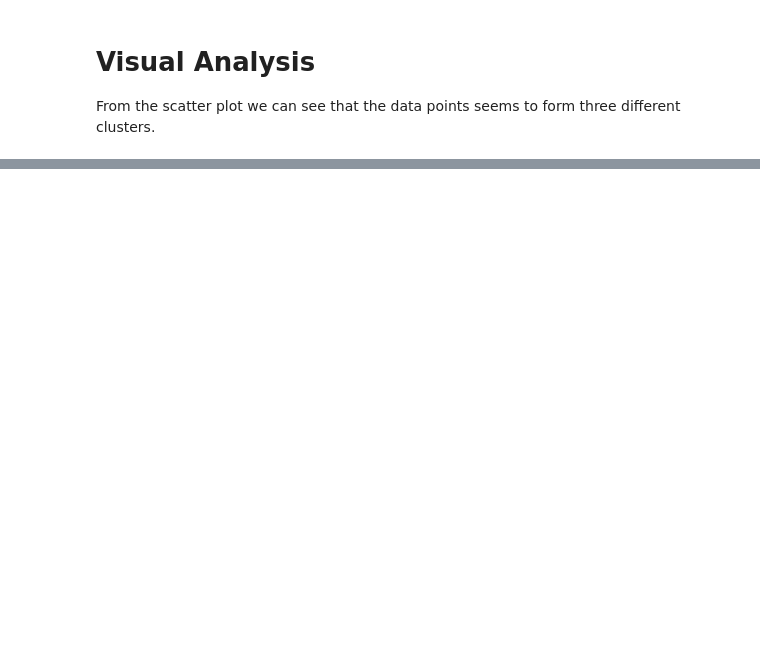
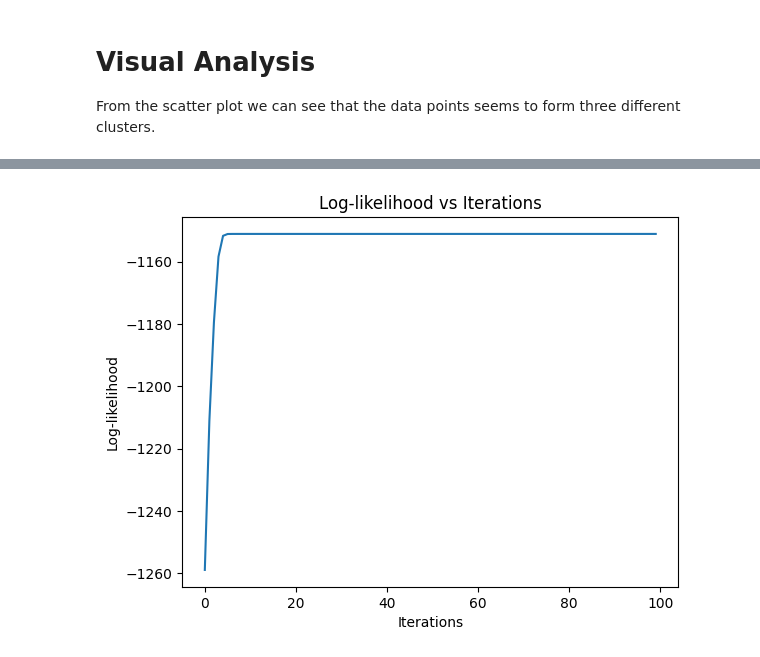
Before and after one commit to Archaic-Mage/Pattern-Recognition-ML, a Jupyter notebook: a02/Q3.ipynb, the cells around one changed output, grey strips where cells are left out. Cells and saved outputs as stored; diff of their text form; code cells hidden in the pictures; blank space fills up the shorter version.

```diff
--- a/a02/Q3.ipynb
+++ b/a02/Q3.ipynb
@@ -152,0 +281,10 @@ LinAlgError: Singular matrix
+# %%
+gmm = GaussianMixtureModel(n_components=3, max_iters=100)
+gmm.fit(np_array)
+plt.plot(gmm.iterations, gmm.log_likelihoods)
+plt.xlabel('Iterations')
+plt.ylabel('Log-likelihood')
+plt.title('Log-likelihood vs Iterations')
+plt.show()
+# %% [output]
+[figure, added]
```
Also changed, not shown: parts of 17 cells of this notebook, 15 other files.
